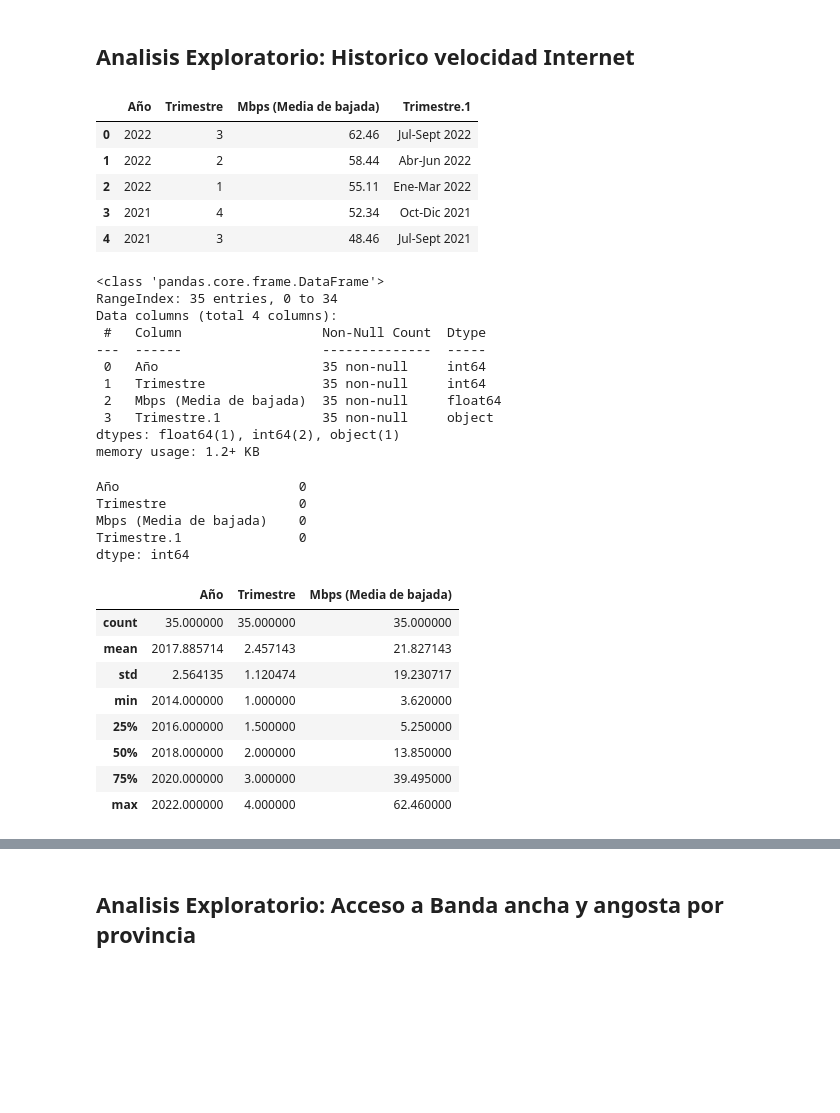
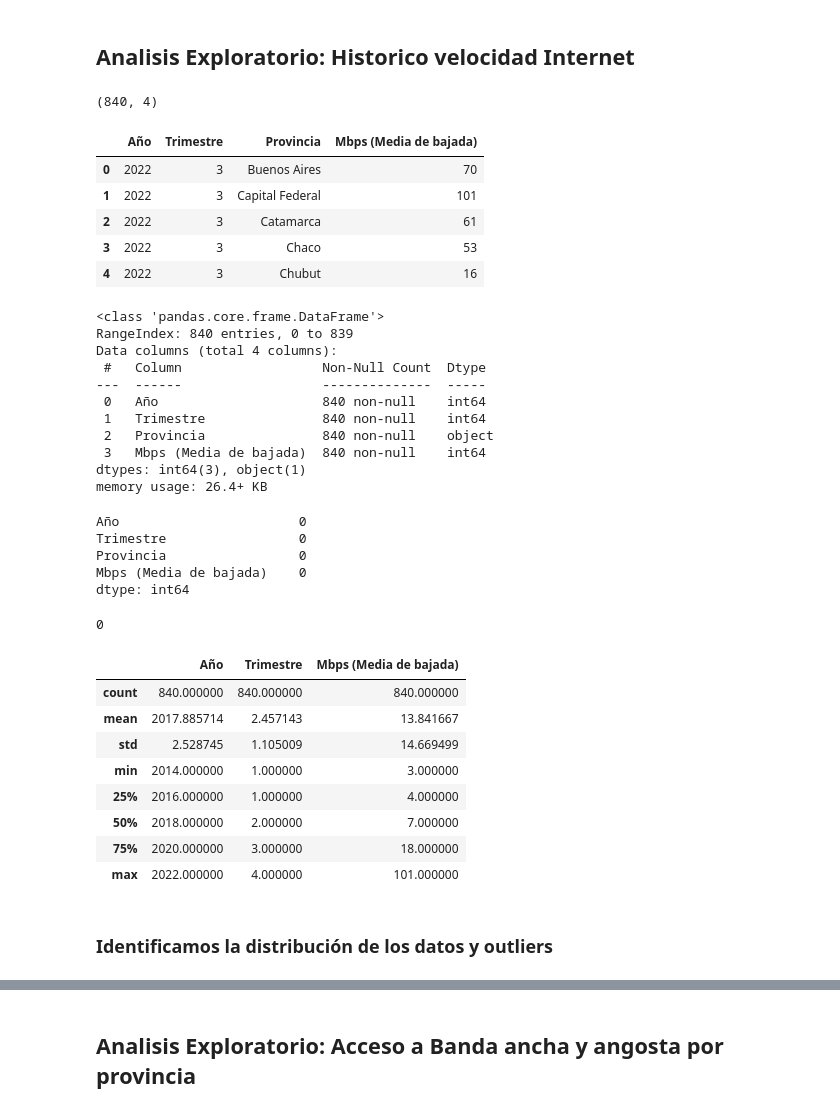
Before and after one commit to ArtemioLopez/Data-Analytics, a Jupyter notebook: EDA.ipynb, the cells around one changed output, grey strips where cells are left out. Saved outputs shown, nothing was run; the diff lists cells and outputs as text; code cells hidden in the pictures; blank space fills up the shorter version.

```diff
--- a/EDA.ipynb
+++ b/EDA.ipynb
@@ -86,47 +349,59 @@ box2.plot(kind = "line", x = "Año", y = "Dial up", alpha = 1)
 # %% [markdown]
 ## Analisis Exploratorio: Historico velocidad Internet
 # %%
-df_historico_velocidad = pd.read_csv('Datasets\historico_velocidad_internet.csv', decimal=',')
+df_historico_velocidad_prov = pd.read_csv('Datasets_normalizados\historico_velocidad_internet (2).csv')
+# %%
+df_historico_velocidad_prov.shape
+# %% [output]
+(840, 4)
 # %%
-df_historico_velocidad.head()
+df_historico_velocidad_prov.head()
 # %% [output]
-|  | Año | Trimestre | Mbps (Media de bajada) | Trimestre.1 |
-| 0 | 2022 | 3 | 62.46 | Jul-Sept 2022 |
-| 1 | 2022 | 2 | 58.44 | Abr-Jun 2022 |
-| 2 | 2022 | 1 | 55.11 | Ene-Mar 2022 |
-| 3 | 2021 | 4 | 52.34 | Oct-Dic 2021 |
-| 4 | 2021 | 3 | 48.46 | Jul-Sept 2021 |
+|  | Año | Trimestre | Provincia | Mbps (Media de bajada) |
+| 0 | 2022 | 3 | Buenos Aires | 70 |
+| 1 | 2022 | 3 | Capital Federal | 101 |
+| 2 | 2022 | 3 | Catamarca | 61 |
+| 3 | 2022 | 3 | Chaco | 53 |
+| 4 | 2022 | 3 | Chubut | 16 |
 # %%
-df_historico_velocidad.info()
+df_historico_velocidad_prov.info()
 # %% [output]
 <class 'pandas.core.frame.DataFrame'>
-RangeIndex: 35 entries, 0 to 34
+RangeIndex: 840 entries, 0 to 839
 Data columns (total 4 columns):
  #   Column                  Non-Null Count  Dtype
 ---  ------                  --------------  -----
- 0   Año                     35 non-null     int64
- 1   Trimestre               35 non-null     int64
- 2   Mbps (Media de bajada)  35 non-null     float64
- 3   Trimestre.1             35 non-null     object
-dtypes: float64(1), int64(2), object(1)
-memory usage: 1.2+ KB
+ 0   Año                     840 non-null    int64
+ 1   Trimestre               840 non-null    int64
+ 2   Provincia               840 non-null    object
+ 3   Mbps (Media de bajada)  840 non-null    int64
+dtypes: int64(3), object(1)
+memory usage: 26.4+ KB
-# %%
-df_historico_velocidad.isnull().sum()
-# %% [output]
-Año                       0
-Trimestre                 0
-Mbps (Media de bajada)    0
-Trimestre.1               0
-dtype: int64
+# %%
+#Contabilizamos valores nulos
+df_historico_velocidad_prov.isnull().sum()
+# %% [output]
+Año                       0
+Trimestre                 0
+Provincia                 0
+Mbps (Media de bajada)    0
+dtype: int64
+# %%
+#Contabilizamos valores duplicados
+df_historico_velocidad_prov.duplicated().sum()
+# %% [output]
+0
 # %%
-df_historico_velocidad.describe()
+df_historico_velocidad_prov.describe()
 # %% [output]
 |  | Año | Trimestre | Mbps (Media de bajada) |
-| count | 35.000000 | 35.000000 | 35.000000 |
-| mean | 2017.885714 | 2.457143 | 21.827143 |
-| std | 2.564135 | 1.120474 | 19.230717 |
-| min | 2014.000000 | 1.000000 | 3.620000 |
-| 25% | 2016.000000 | 1.500000 | 5.250000 |
-| 50% | 2018.000000 | 2.000000 | 13.850000 |
-| 75% | 2020.000000 | 3.000000 | 39.495000 |
-| max | 2022.000000 | 4.000000 | 62.460000 |
+| count | 840.000000 | 840.000000 | 840.000000 |
+| mean | 2017.885714 | 2.457143 | 13.841667 |
+| std | 2.528745 | 1.105009 | 14.669499 |
+| min | 2014.000000 | 1.000000 | 3.000000 |
+| 25% | 2016.000000 | 1.000000 | 4.000000 |
+| 50% | 2018.000000 | 2.000000 | 7.000000 |
+| 75% | 2020.000000 | 3.000000 | 18.000000 |
+| max | 2022.000000 | 4.000000 | 101.000000 |
+# %% [markdown]
+### Identificamos la distribución de los datos y outliers
```
Also changed, not shown: parts of 192 cells of this notebook, 32 other files.
